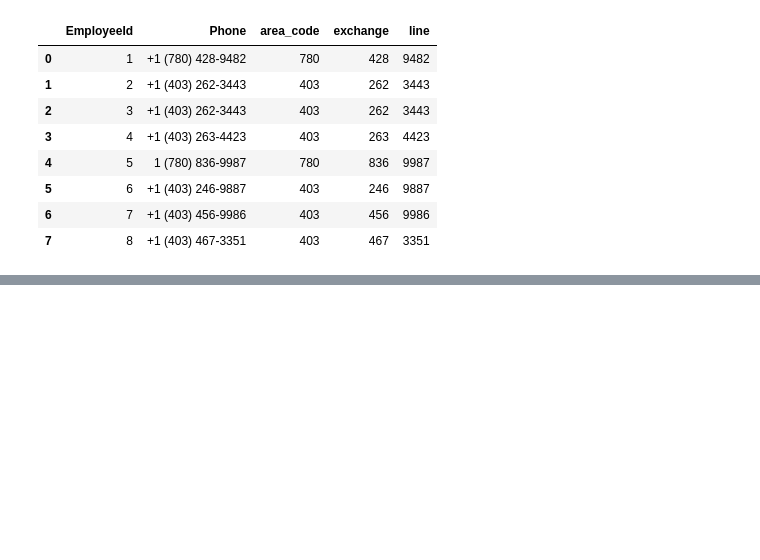
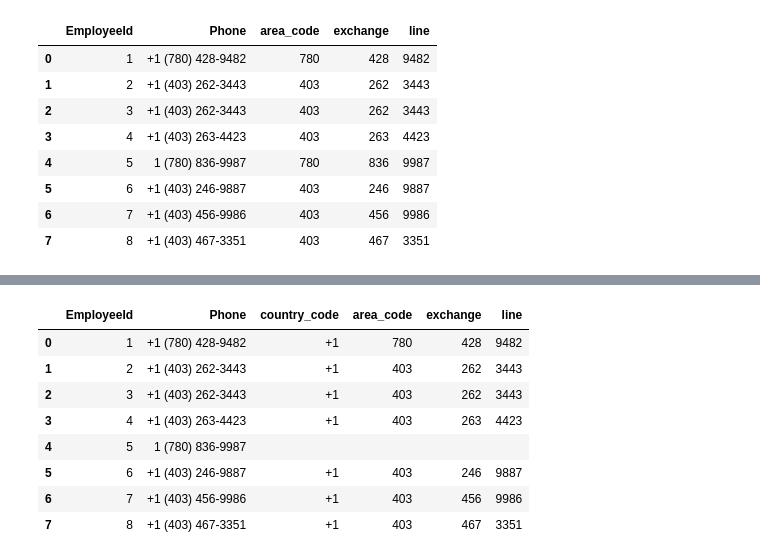
Before and after one commit to test-ds-21/rwcitek___Data-Science-Portfolio-C21, a Jupyter notebook: Projects/Project-3/SQL.1-Chinook.project.phase-1.ipynb, the cells around one changed output, grey strips where cells are left out. Saved outputs shown, nothing was run; the diff lists cells and outputs as text; code cells hidden in the pictures; blank space fills up the shorter version.

Commit message:
- CTE, regex expanded named groups, country code

```diff
--- a/Projects/Project-3/SQL.1-Chinook.project.phase-1.ipynb
+++ b/Projects/Project-3/SQL.1-Chinook.project.phase-1.ipynb
@@ -649,0 +656,21 @@ df
+# %%
+# Query the SQLite table using DuckDB's regex engine and unpack the struct
+query = r'''
+WITH extracted_data AS (
+  SELECT
+    employeeid,
+    phone,
+    regexp_extract(
+      phone,
+      '(\+\d{1,2})\s*\((\d{3})\)\s*(\d{3})-(\d{4})',
+      ['country_code','area_code', 'exchange', 'line']
+    ) as phone_parts
+  FROM chinook.employees
+)
+
+SELECT
+  * EXCLUDE (phone_parts),
+  phone_parts.*
+FROM extracted_data;
+'''
+print(query)
@@ -649,0 +694,14 @@ df
+# %%
+# Fetch the results into a Pandas DataFrame
+df = conn.query(query).to_df()
+df
+# %% [output]
+|  | EmployeeId | Phone | country_code | area_code | exchange | line |
+| 0 | 1 | +1 (780) 428-9482 | +1 | 780 | 428 | 9482 |
+| 1 | 2 | +1 (403) 262-3443 | +1 | 403 | 262 | 3443 |
+| 2 | 3 | +1 (403) 262-3443 | +1 | 403 | 262 | 3443 |
+| 3 | 4 | +1 (403) 263-4423 | +1 | 403 | 263 | 4423 |
+| 4 | 5 | 1 (780) 836-9987 |  |  |  |  |
+| 5 | 6 | +1 (403) 246-9887 | +1 | 403 | 246 | 9887 |
+| 6 | 7 | +1 (403) 456-9986 | +1 | 403 | 456 | 9986 |
+| 7 | 8 | +1 (403) 467-3351 | +1 | 403 | 467 | 3351 |
```
Also changed, not shown: parts of 4 cells of this notebook.
